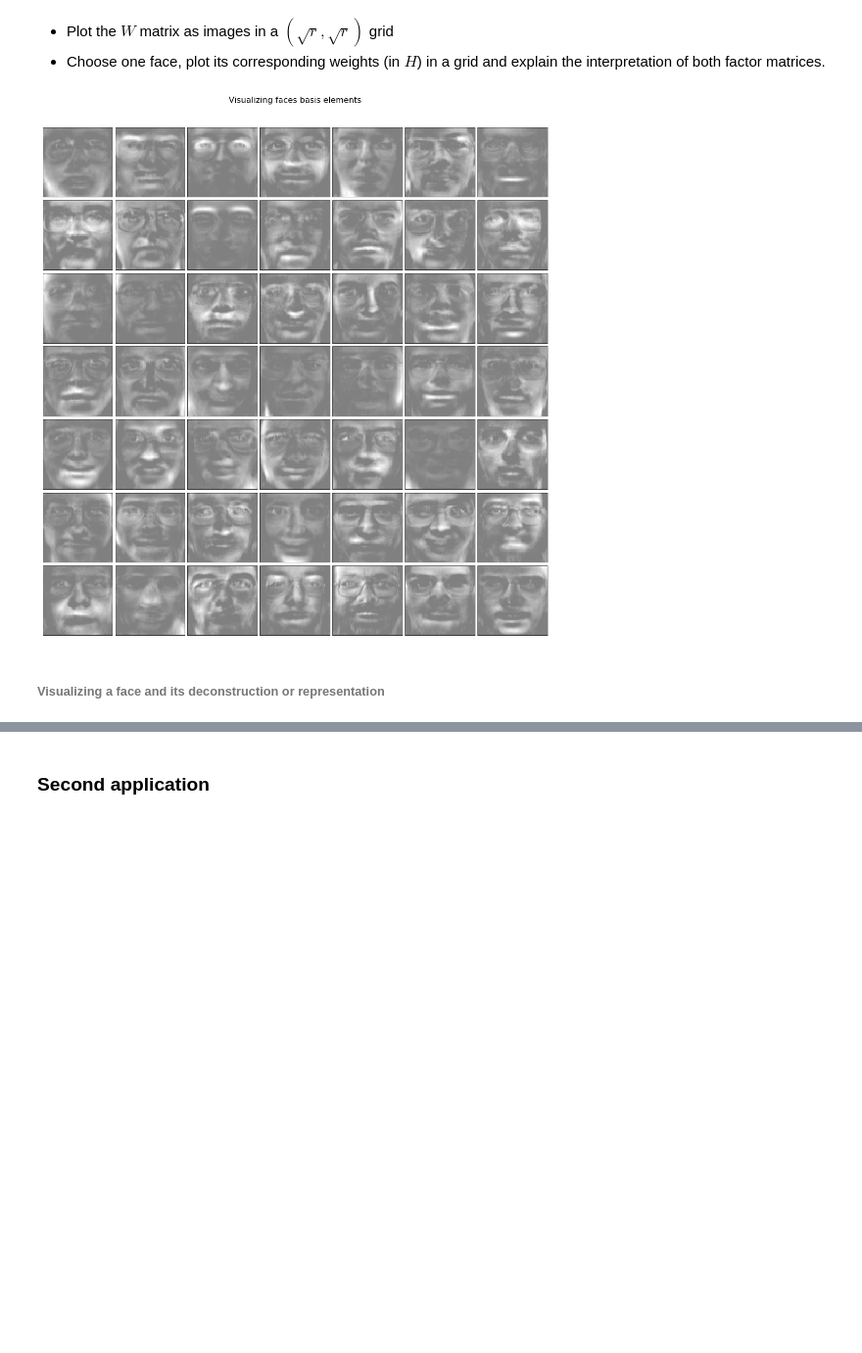
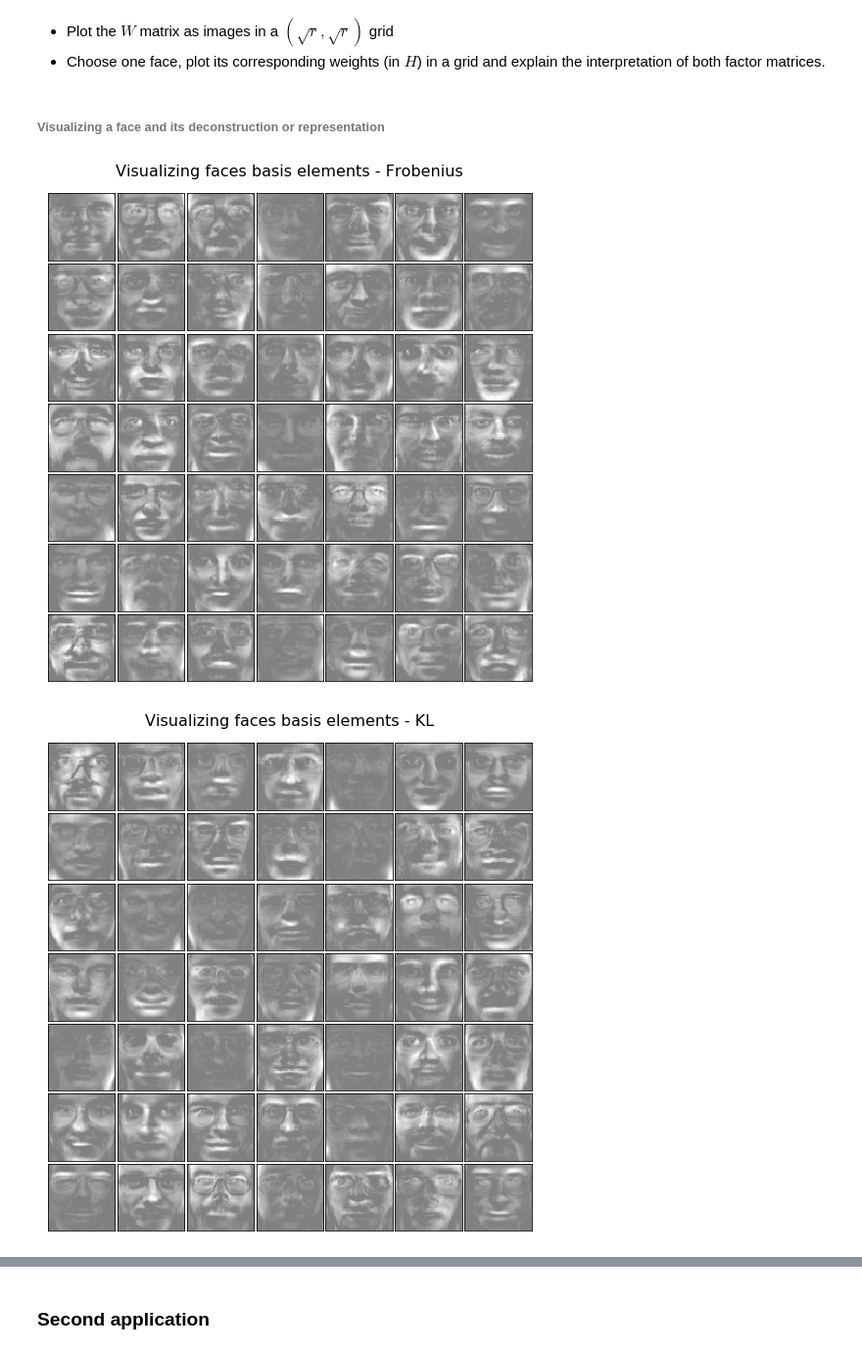
Before and after one commit to EmmanuelJhno/AML-labs, a Jupyter notebook: Cours 8 - TP/L7_Jehanno_Brandeis.ipynb, the cells around one changed output, grey strips where cells are left out. Shown at 98% size. Drawn from its saved outputs; the diff is of its cells as text; code cells hidden in the pictures; blank space fills up the shorter version.

```diff
--- a/Cours 8 - TP/L7_Jehanno_Brandeis.ipynb
+++ b/Cours 8 - TP/L7_Jehanno_Brandeis.ipynb
@@ -46,6 +46,7 @@ class my_NMF():
         self.epsilon_ = epsilon
         self.W_ = None
         self.H_ = None
+        self.history_ = None
 
     def update_W(self, W, H, X):
         """
@@ -114,6 +115,13 @@ class my_NMF():
         self.W_ = np.random.rand(r, p)
         self.H_ = np.random.rand(n, r)
         self.error_ = self.compute_loss(self.W_, self.H_, X)
+        self.history_ = {
+            "W": [self.W_],
+            "H": [self.H_],
+            "error": [self.error_],
+            "converged": False,
+            "itr": None
+        }
 
         has_converged = False
         itr = 0
@@ -127,9 +135,14 @@ class my_NMF():
 
             self.W_, self.H_, self.error_ = W, H, error
 
+            self.history_["W"].append(W)
+            self.history_["H"].append(H)
+            self.history_["error"].append(error)
+
             itr += 1
 
-        print("Has converged:", has_converged, "; Iterations:", itr)
+        self.history_["converged"] = has_converged
+        self.history_["itr"] = itr
 
         return self
 # %% [markdown]
@@ -181,11 +199,17 @@ Has converged: False ; Iterations: 500
 # %% [markdown]
 - Plot the $W$ matrix as images in a $(\sqrt{r}, \sqrt{r})$ grid
 - Choose one face, plot its corresponding weights (in $H$) in a grid  and explain the interpretation of both factor matrices.
-# %%
-W = model.W_
-sqrt_r = int(np.sqrt(r))
-plot_faces("Visualizing faces basis elements", W, image_shape, n_col=sqrt_r, n_row=sqrt_r)
-# %% [output]
-[figure, removed]
 # %% [markdown]
 ###### Visualizing a face and its deconstruction or representation
+# %%
+W_f = model_f.W_
+W_kl = model_kl.W_
+sqrt_r = int(np.sqrt(r))
+
+plot_faces("Visualizing faces basis elements - Frobenius", W_f, image_shape, n_col=sqrt_r, n_row=sqrt_r,
+          h=1, w=1.13)
+plot_faces("Visualizing faces basis elements - KL", W_kl, image_shape, n_col=sqrt_r, n_row=sqrt_r,
+          h=1, w=1.13)
+# %% [output]
+[figure, added]
+[figure, added]
```
Also changed, not shown: parts of 10 cells of this notebook.
